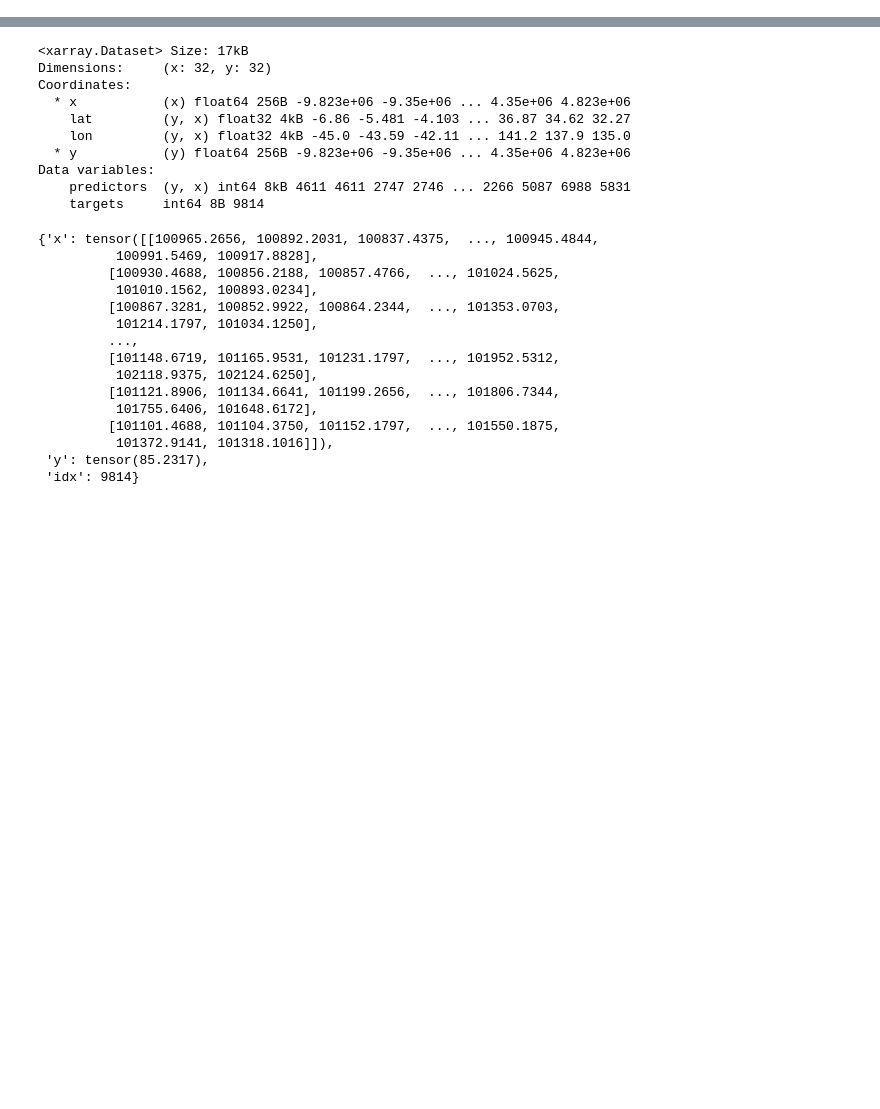
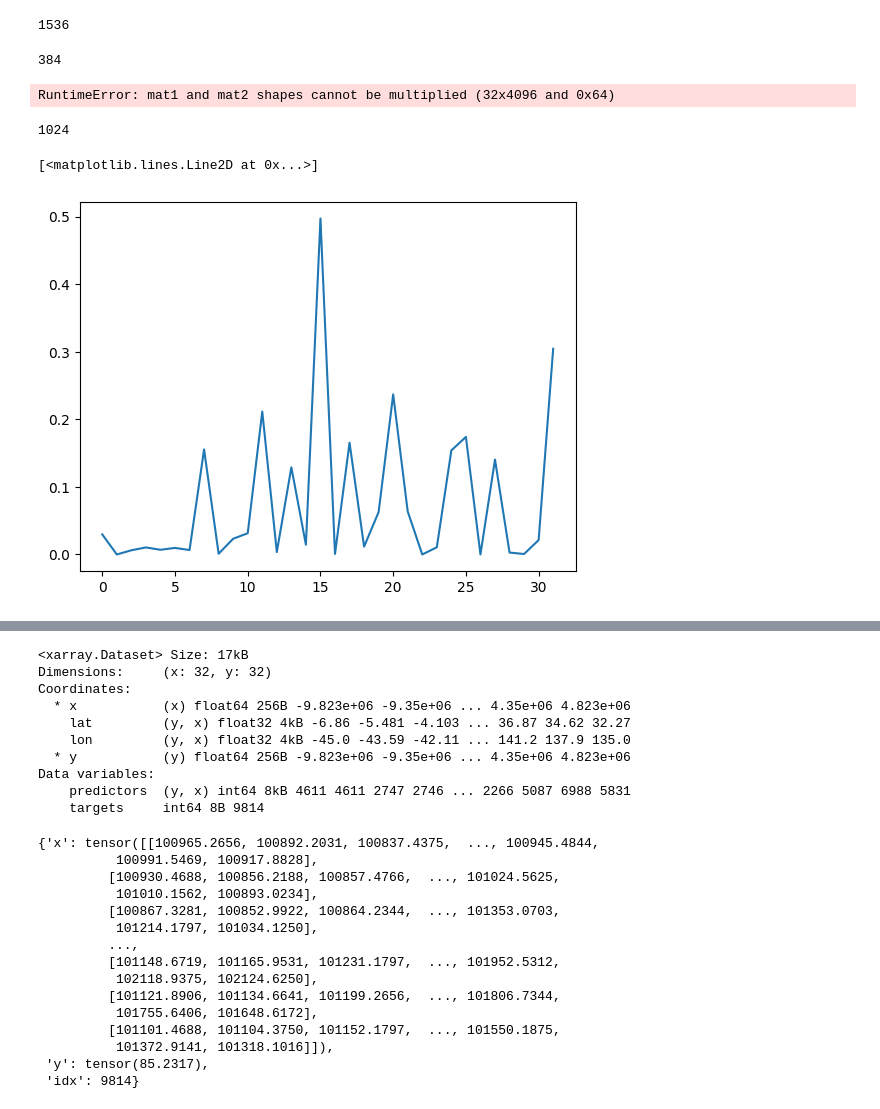
Before and after one commit to rguilcas/BCCR-ml-project-example, a Jupyter notebook: notebooks/Tests.ipynb, the cells around one changed output, grey strips where cells are left out. Drawn from its saved outputs; the diff is of its cells as text; code cells hidden in the pictures; blank space fills up the shorter version.

```diff
--- a/notebooks/Tests.ipynb
+++ b/notebooks/Tests.ipynb
@@ -20,0 +19,13 @@ config = load_config('./configs/experiments/default.yml')
+# %%
+from src.data.dataset import AtmosphereToRainfallDataset
+
+config = load_config('./configs/experiments/default.yml')
+
+datamodule = MyDataModule(data_in_name=config['data']["data_in_name"],
+                          data_target_name=config['data']["data_target_name"],
+                          batch_size=config['data']["batch_size"],
+                          transform_X=StandardScalerX(),
+                          transform_y=MinMaxScalerY())
+datamodule.setup()
+loader = datamodule.train_dataloader()
+X = next(iter(loader))['x']
@@ -20,0 +75,21 @@ config = load_config('./configs/experiments/default.yml')
+# %%
+NN.linear_input_size
+# %% [output]
+1536
+# %%
+6*8*8
+# %% [output]
+384
+# %%
+NN(X)
+# %% [output]
+RuntimeError: mat1 and mat2 shapes cannot be multiplied (32x4096 and 0x64)
+# %%
+datamodule.image_size
+# %% [output]
+1024
+# %%
+plt.plot(next(iter(datamodule.train_dataloader()))['y'])
+# %% [output]
+[<matplotlib.lines.Line2D at 0x...>]
+[figure, added]
```
Also changed, not shown: parts of 9 cells of this notebook, 10 other files.
